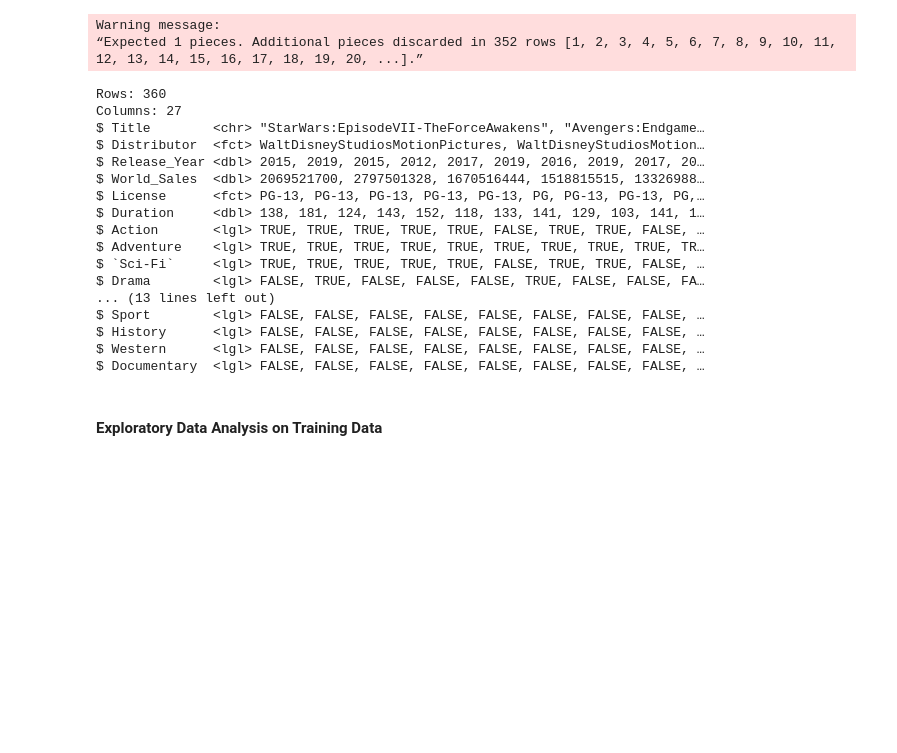
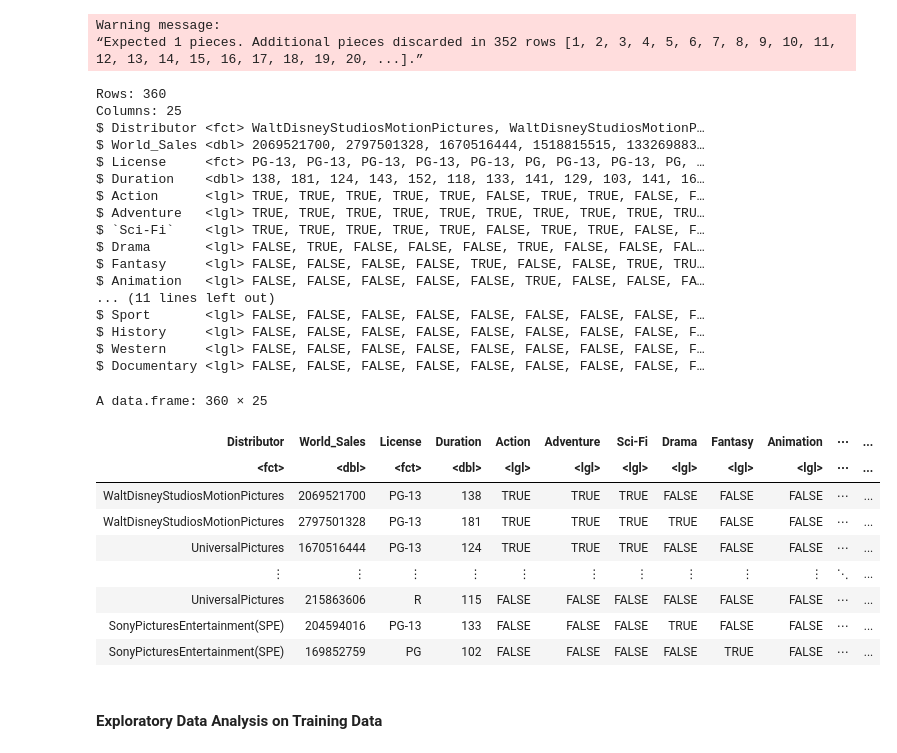
Before and after one commit to starsurfer87/DSCI100-Group-Project, a Jupyter notebook: thedreadedassignment.ipynb, the cells around one changed output. Drawn from its saved outputs; the diff is of its cells as text; code cells hidden in the pictures; blank space fills up the shorter version.

```diff
--- a/thedreadedassignment.ipynb
+++ b/thedreadedassignment.ipynb
@@ -125,10 +143,9 @@ numeric_duration <- movies_2010_separate_minute %>%
 
 # Merge Duration (runtime in minutes) with movies_2010
 movies_2010_tidy <- movies_2010 %>%
-                    select(-Runtime) %>%
+                    select(-Runtime, -Title, -Release_Year) %>%
                     cbind(numeric_duration) %>%                                 # bind the new column into the df
-                    mutate(Release_Year = as.numeric(Release_Year),
-                           World_Sales = as.numeric(World_Sales),
+                    mutate(World_Sales = as.numeric(World_Sales),
                            Distributor = as.factor(Distributor),
                            License = as.factor(License))
 
@@ -139,46 +156,57 @@ Warning message:
 # %%
 # tidying genre data
 
 # creating list of included genres
 genre_list <- movies_2010_tidy %>%
     select(Genre) %>%
     # remove brackets, quotation marks, and spaces from string
     mutate(Genre = str_replace_all(string = Genre, pattern = regex("[]\\[\' ]"), replacement = "")) %>%
     # change string into list
     mutate(Genre = as.list(strsplit(Genre, ","))) %>%
     # make a list of all unique values
     pull() %>%
     flatten() %>%
     unique()
 
 # creating columns for each genre
 movies_genres <- movies_2010_tidy
 for(i in genre_list)
   {
     movies_genres <- movies_genres %>%
         mutate(!!i := str_detect(Genre, i))
 }
 
 movies_tidy <- select(movies_genres, -Genre)
 glimpse(movies_tidy)
+movies_tidy
 # %% [output]
 Rows: 360
-Columns: 27
-$ Title        <chr> "StarWars:EpisodeVII-TheForceAwakens", "Avengers:Endgame…
-$ Distributor  <fct> WaltDisneyStudiosMotionPictures, WaltDisneyStudiosMotion…
-$ Release_Year <dbl> 2015, 2019, 2015, 2012, 2017, 2019, 2016, 2019, 2017, 20…
-$ World_Sales  <dbl> 2069521700, 2797501328, 1670516444, 1518815515, 13326988…
-$ License      <fct> PG-13, PG-13, PG-13, PG-13, PG-13, PG, PG-13, PG-13, PG,…
-$ Duration     <dbl> 138, 181, 124, 143, 152, 118, 133, 141, 129, 103, 141, 1…
-$ Action       <lgl> TRUE, TRUE, TRUE, TRUE, TRUE, FALSE, TRUE, TRUE, FALSE, …
-$ Adventure    <lgl> TRUE, TRUE, TRUE, TRUE, TRUE, TRUE, TRUE, TRUE, TRUE, TR…
-$ `Sci-Fi`     <lgl> TRUE, TRUE, TRUE, TRUE, TRUE, FALSE, TRUE, TRUE, FALSE, …
-$ Drama        <lgl> FALSE, TRUE, FALSE, FALSE, FALSE, TRUE, FALSE, FALSE, FA…
-... (13 lines left out)
-$ Sport        <lgl> FALSE, FALSE, FALSE, FALSE, FALSE, FALSE, FALSE, FALSE, …
-$ History      <lgl> FALSE, FALSE, FALSE, FALSE, FALSE, FALSE, FALSE, FALSE, …
-$ Western      <lgl> FALSE, FALSE, FALSE, FALSE, FALSE, FALSE, FALSE, FALSE, …
-$ Documentary  <lgl> FALSE, FALSE, FALSE, FALSE, FALSE, FALSE, FALSE, FALSE, …
+Columns: 25
+$ Distributor <fct> WaltDisneyStudiosMotionPictures, WaltDisneyStudiosMotionP…
+$ World_Sales <dbl> 2069521700, 2797501328, 1670516444, 1518815515, 133269883…
+$ License     <fct> PG-13, PG-13, PG-13, PG-13, PG-13, PG, PG-13, PG-13, PG, …
+$ Duration    <dbl> 138, 181, 124, 143, 152, 118, 133, 141, 129, 103, 141, 16…
+$ Action      <lgl> TRUE, TRUE, TRUE, TRUE, TRUE, FALSE, TRUE, TRUE, FALSE, F…
+$ Adventure   <lgl> TRUE, TRUE, TRUE, TRUE, TRUE, TRUE, TRUE, TRUE, TRUE, TRU…
+$ `Sci-Fi`    <lgl> TRUE, TRUE, TRUE, TRUE, TRUE, FALSE, TRUE, TRUE, FALSE, F…
+$ Drama       <lgl> FALSE, TRUE, FALSE, FALSE, FALSE, TRUE, FALSE, FALSE, FAL…
+$ Fantasy     <lgl> FALSE, FALSE, FALSE, FALSE, TRUE, FALSE, FALSE, TRUE, TRU…
+$ Animation   <lgl> FALSE, FALSE, FALSE, FALSE, FALSE, TRUE, FALSE, FALSE, FA…
+... (11 lines left out)
+$ Sport       <lgl> FALSE, FALSE, FALSE, FALSE, FALSE, FALSE, FALSE, FALSE, F…
+$ History     <lgl> FALSE, FALSE, FALSE, FALSE, FALSE, FALSE, FALSE, FALSE, F…
+$ Western     <lgl> FALSE, FALSE, FALSE, FALSE, FALSE, FALSE, FALSE, FALSE, F…
+$ Documentary <lgl> FALSE, FALSE, FALSE, FALSE, FALSE, FALSE, FALSE, FALSE, F…
+A data.frame: 360 × 25
+| Distributor | World_Sales | License | Duration | Action | Adventure | Sci-Fi | Drama | Fantasy | Animation | ⋯ | ... |
+| <fct> | <dbl> | <fct> | <dbl> | <lgl> | <lgl> | <lgl> | <lgl> | <lgl> | <lgl> | ⋯ | ... |
+| WaltDisneyStudiosMotionPictures | 2069521700 | PG-13 | 138 | TRUE | TRUE | TRUE | FALSE | FALSE | FALSE | ⋯ | ... |
+| WaltDisneyStudiosMotionPictures | 2797501328 | PG-13 | 181 | TRUE | TRUE | TRUE | TRUE | FALSE | FALSE | ⋯ | ... |
+| UniversalPictures | 1670516444 | PG-13 | 124 | TRUE | TRUE | TRUE | FALSE | FALSE | FALSE | ⋯ | ... |
+| ⋮ | ⋮ | ⋮ | ⋮ | ⋮ | ⋮ | ⋮ | ⋮ | ⋮ | ⋮ | ⋱ | ... |
+| UniversalPictures | 215863606 | R | 115 | FALSE | FALSE | FALSE | FALSE | FALSE | FALSE | ⋯ | ... |
+| SonyPicturesEntertainment(SPE) | 204594016 | PG-13 | 133 | FALSE | FALSE | FALSE | TRUE | FALSE | FALSE | ⋯ | ... |
+| SonyPicturesEntertainment(SPE) | 169852759 | PG | 102 | FALSE | FALSE | FALSE | FALSE | TRUE | FALSE | ⋯ | ... |
 # %%
 # split data into training and testing set
 movies_split <- initial_split(movies_tidy, prop = 0.75, strata = World_Sales)
```
Also changed, not shown: parts of 7 cells of this notebook.
